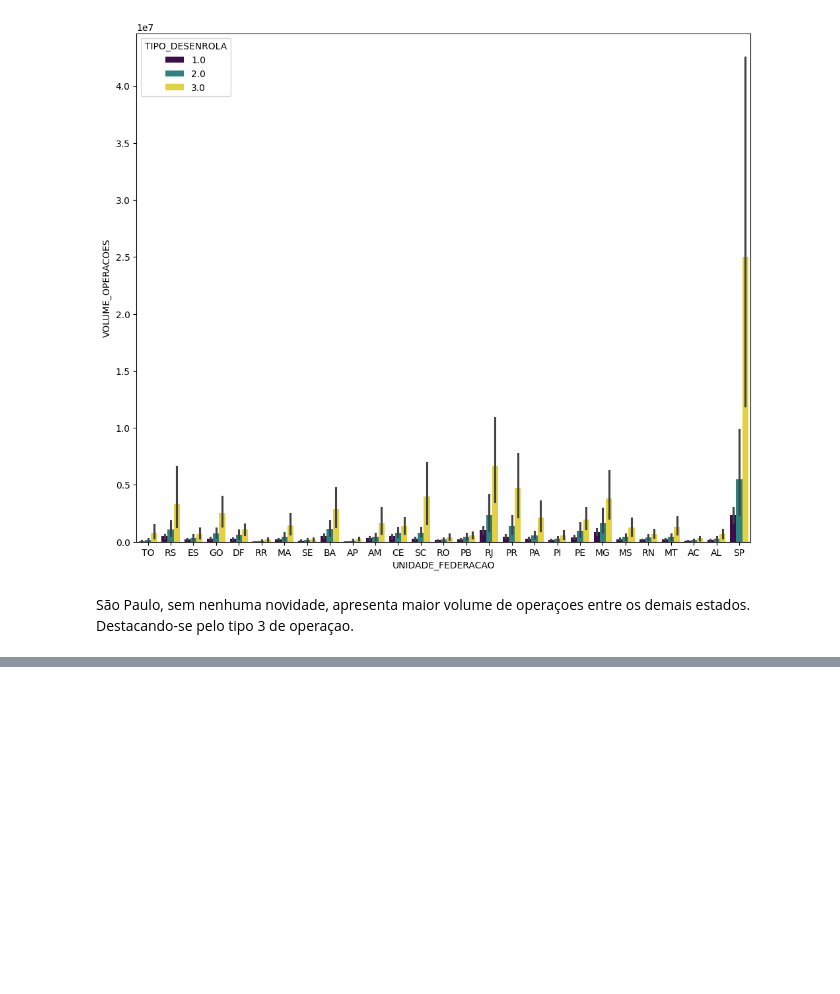
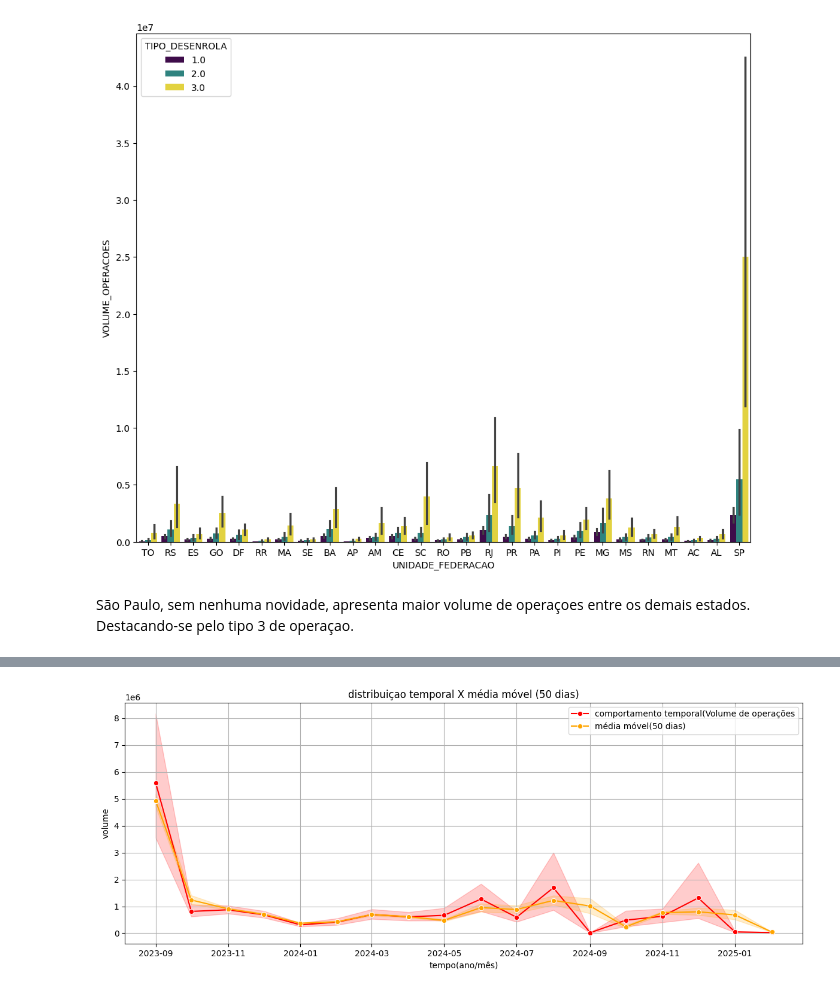
Before and after one commit to WesleySouza13/Projeto-Risco-de-Credito---Desenrola-Brasil, a Jupyter notebook: notebooks/notebook.ipynb, the cells around one changed output, grey strips where cells are left out. Drawn from its saved outputs; the diff is of its cells as text; code cells hidden in the pictures; blank space fills up the shorter version.

```diff
--- a/notebooks/notebook.ipynb
+++ b/notebooks/notebook.ipynb
@@ -391,0 +408,23 @@ São Paulo, sem nenhuma novidade, apresenta maior volume de operaçoes entre os
+# %%
+#funçao de média movel
+def moving(serie, window):
+    mov_avg = df2[serie].rolling(window).mean()
+
+    return mov_avg
+
+#setando média móvel em uma janela de 50 dias
+moving_50 = moving(serie='VOLUME_OPERACOES', window=50)
+
+#plotando média móvel
+plt.figure(figsize=(12,5))
+plt.title('distribuiçao temporal X média móvel (50 dias)')
+sns.lineplot(df2['VOLUME_OPERACOES'], label='comportamento temporal(Volume de operações', marker='o', color='red')
+sns.lineplot(moving_50, label='média móvel(50 dias)', color='orange', marker='o')
+plt.xlabel('tempo(ano/mês)')
+plt.ylabel('volume')
+plt.grid()
+plt.legend()
+plt.tight_layout()
+plt.show()
+# %% [output]
+[figure, added]
```
Also changed, not shown: parts of 5 cells of this notebook.
